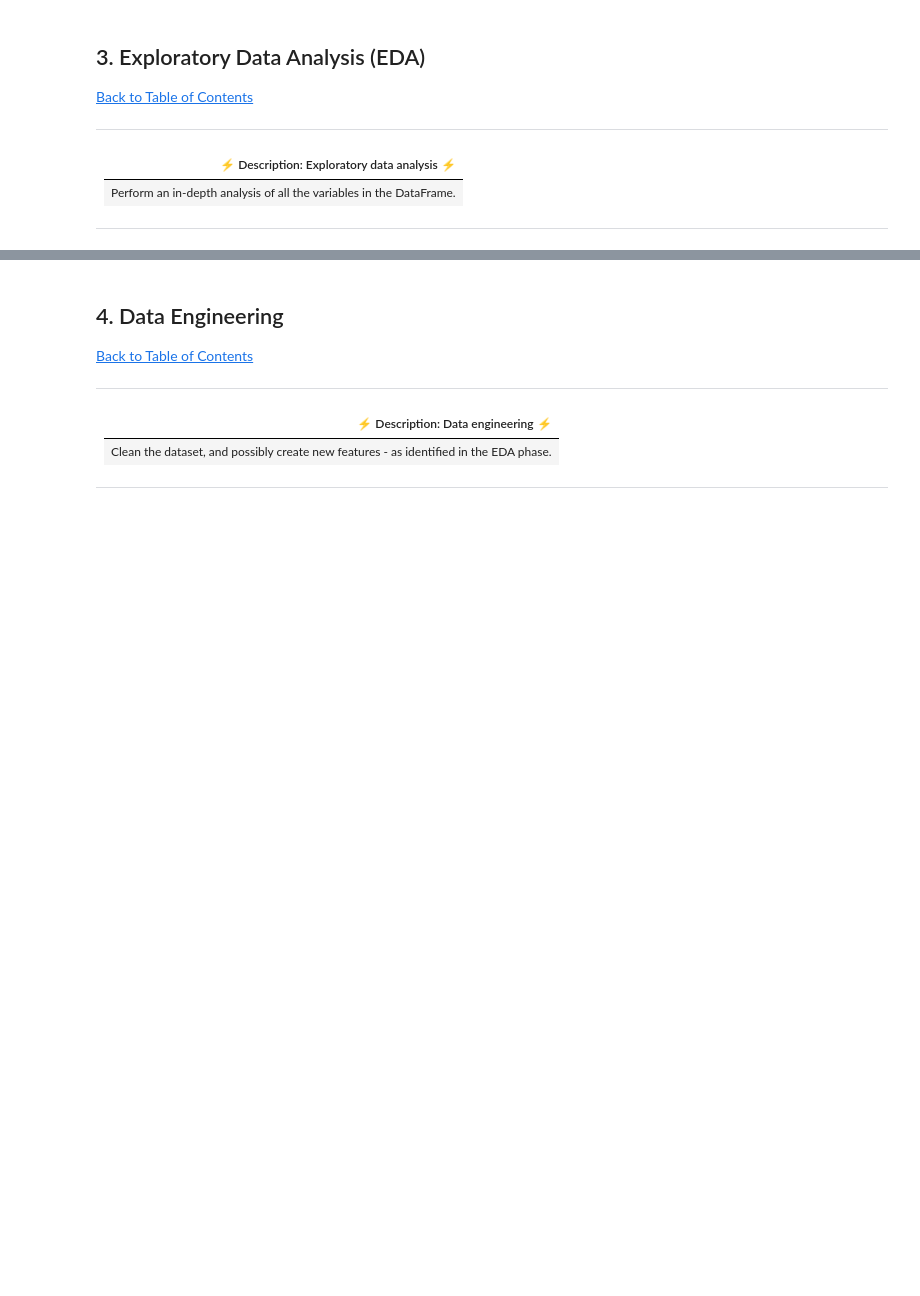
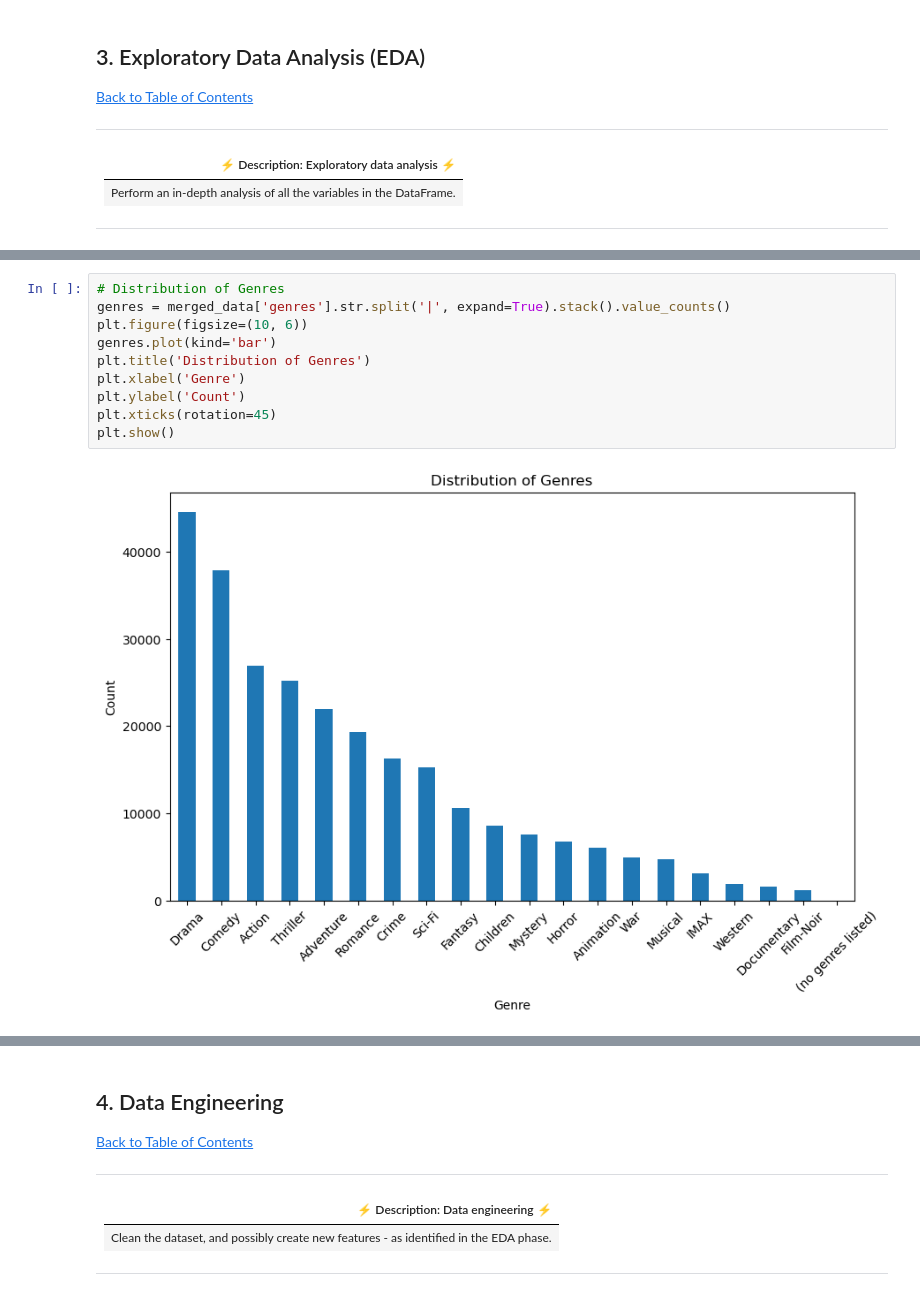
Before and after one commit to M-anza/unsupervised-predict-streamlit-template, a Jupyter notebook: starter-notebook.ipynb, the cells around one changed output, grey strips where cells are left out. Saved outputs shown, nothing was run; the diff lists cells and outputs as text; blank space fills up the shorter version.

```diff
--- a/starter-notebook.ipynb
+++ b/starter-notebook.ipynb
@@ -98,0 +325,12 @@ df = # load the data
+# %%
+# Distribution of Genres
+genres = merged_data['genres'].str.split('|', expand=True).stack().value_counts()
+plt.figure(figsize=(10, 6))
+genres.plot(kind='bar')
+plt.title('Distribution of Genres')
+plt.xlabel('Genre')
+plt.ylabel('Count')
+plt.xticks(rotation=45)
+plt.show()
+# %% [output]
+[figure, added]
```
Also changed, not shown: parts of 39 cells of this notebook, 14 other files.
